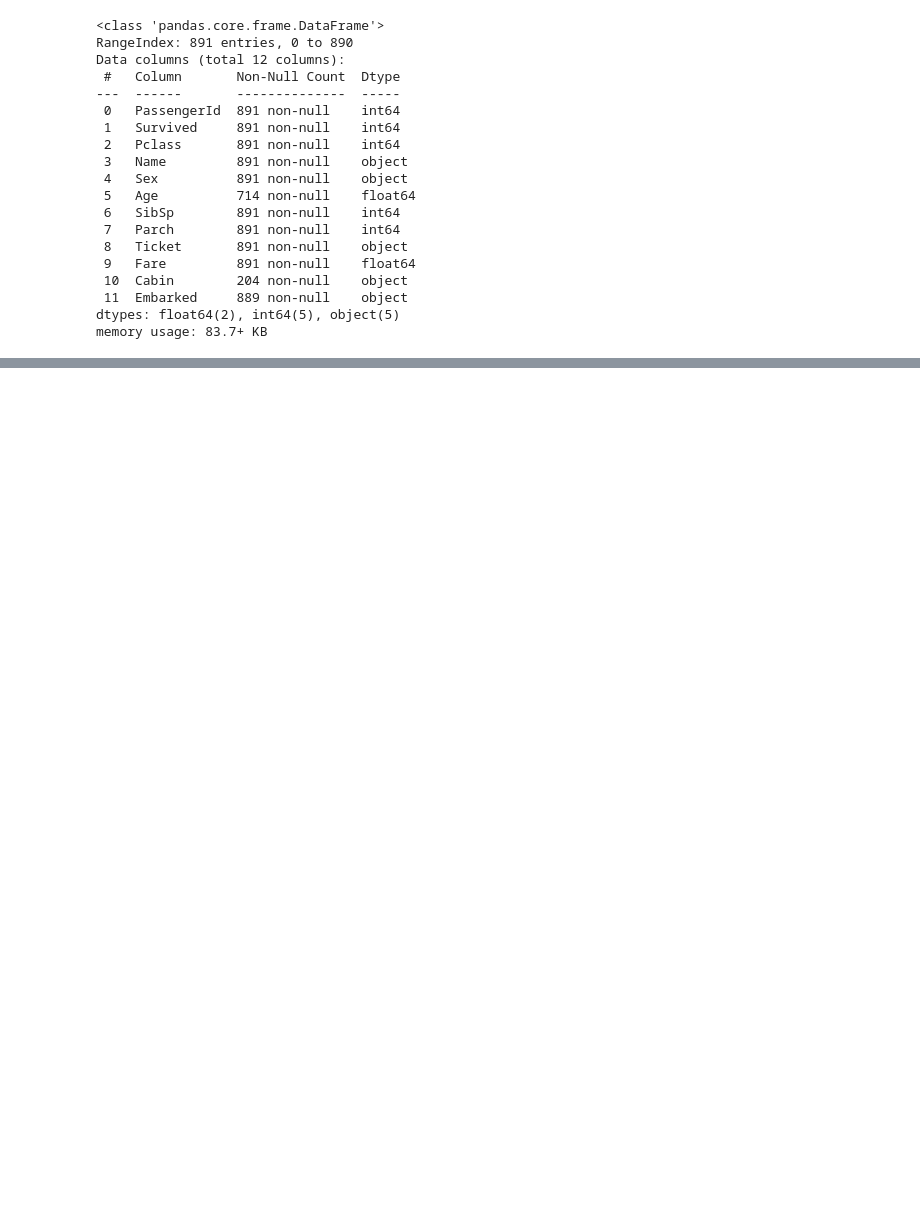
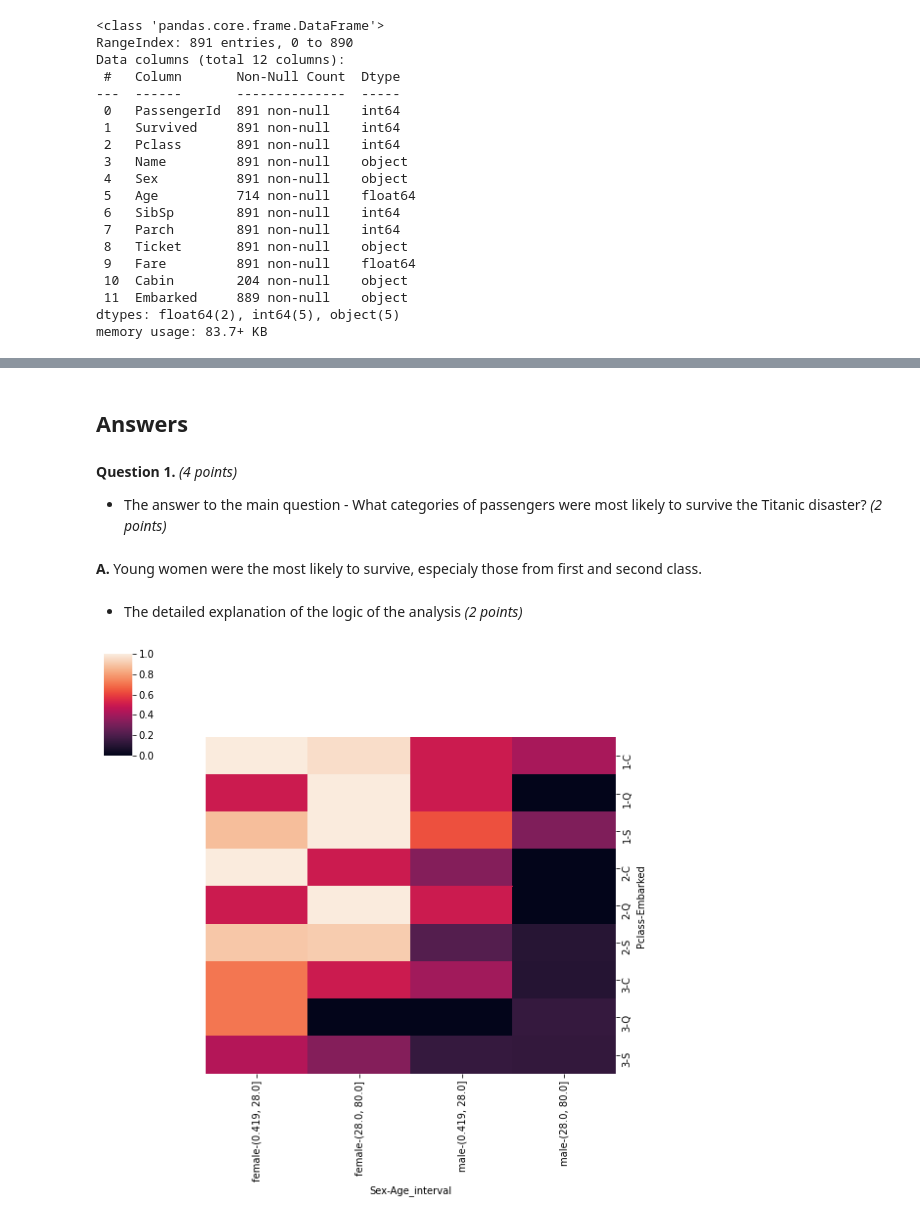
Before and after one commit to brunocgf/CertificationUT_DS, a Jupyter notebook: Fundations_of_DS/Module04/assignment2.ipynb, the cells around one changed output, grey strips where cells are left out. Saved outputs shown, nothing was run; the diff lists cells and outputs as text; code cells hidden in the pictures; blank space fills up the shorter version.

```diff
--- a/Fundations_of_DS/Module04/assignment2.ipynb
+++ b/Fundations_of_DS/Module04/assignment2.ipynb
@@ -88,0 +179,3 @@ Name: Cabin, Length: 891, dtype: object
+# %%
+df_agg = df.pivot_table('Survived', ['Pclass','Embarked'], ['Sex','Age_interval'], aggfunc=['mean', 'count'], dropna=False)
+df_agg
@@ -88,0 +196,13 @@ Name: Cabin, Length: 891, dtype: object
+# %% [markdown]
+## Answers
+# %% [markdown]
+**Question 1.**  _(4 points)_
+* The answer to the main question - What categories of passengers were most likely to survive the Titanic disaster? _(2 points)_
+# %% [markdown]
+**A.** Young women were the most likely to survive, especialy those from first and second class.
+# %% [markdown]
+* The detailed explanation of the logic of the analysis _(2 points)_
+# %%
+g = sns.clustermap(df_agg['mean'].fillna(0.5), row_cluster=False, col_cluster=False, figsize=(8,8))
+# %% [output]
+[figure, added]
```
Also changed, not shown: parts of 25 cells of this notebook.
